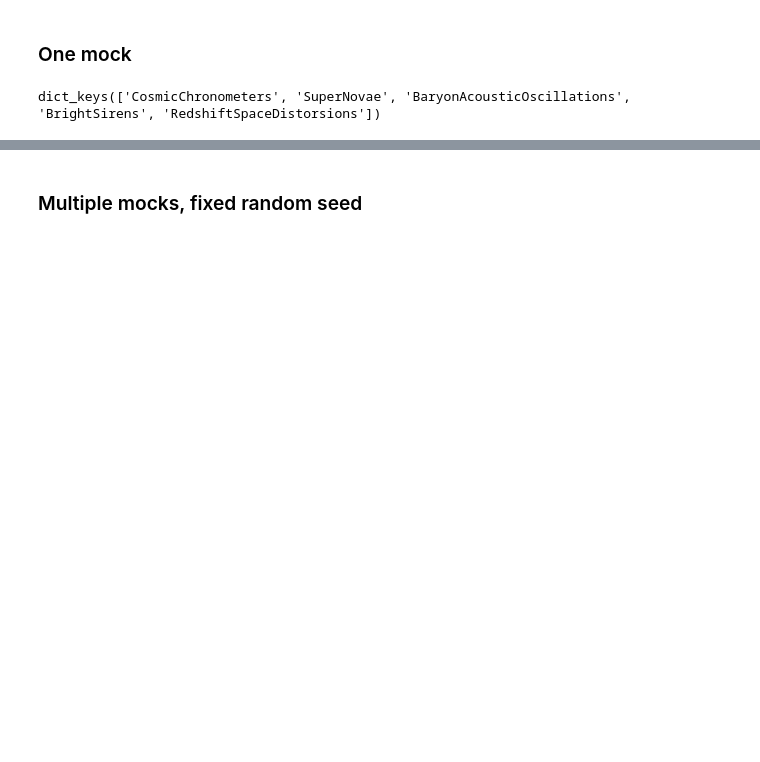
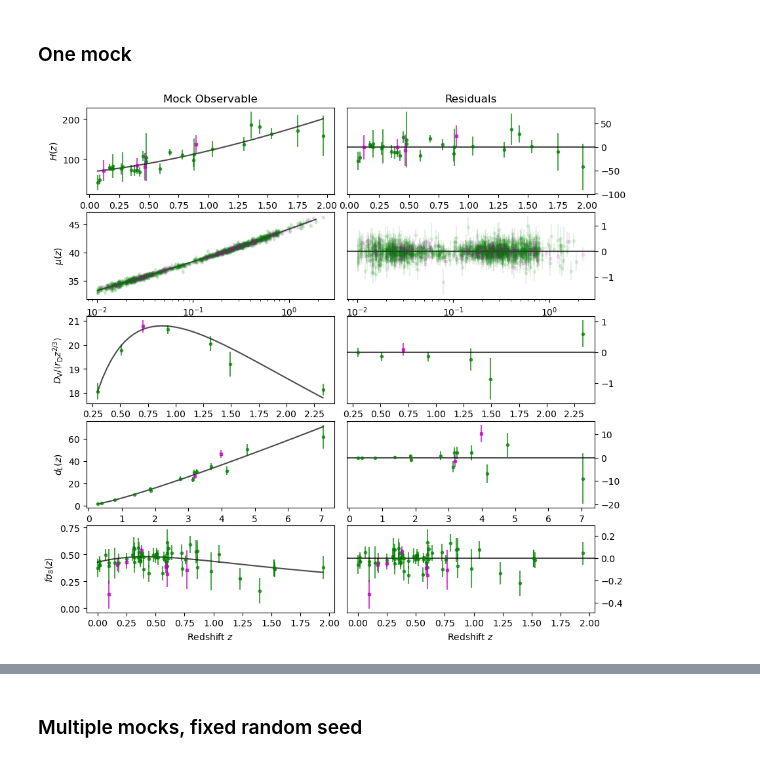
Before and after one commit to reggiebernardo/cosmo_learn, a Jupyter notebook: cosmo_tutorial.ipynb, the cells around one changed output, grey strips where cells are left out. Cells and saved outputs as stored; diff of their text form; code cells hidden in the pictures; blank space fills up the shorter version.

```diff
--- a/cosmo_tutorial.ipynb
+++ b/cosmo_tutorial.ipynb
@@ -15,21 +14,21 @@ To enable the following instructions: SSE4.1 SSE4.2 AVX AVX2 AVX512F AVX512_VNNI
 ### One mock
 # %%
 # s8=0.834+/-0.016 (Planck); s8=0.745+/-0.039 (KiDS-450); see https://arxiv.org/abs/2008.11285
-# H0, Om0, Ok0, w0, wa, s8 = 70, 0.3, 0, -1, 0, 0.8
+# H0, Om0, w0, s8 = 70, 0.3, -1, 0.8
 
 # desi1 Flat wCDM https://arxiv.org/pdf/2404.03002 + planck s8
-H0, Om0, Ok0, w0, wa, s8 = 67.74, 0.3095, 0, -0.997, 0, 0.834
-cosmo=w0waCDM(H0=H0, Om0=Om0, Ode0=1-Om0-Ok0, w0=w0, wa=wa) # baseline astropy model
+H0, Om0, w0, s8 = 67.74, 0.3095, -0.997, 0.834
+Ok0=0; wa=0
+cosmo=FlatwCDM(H0=H0, Om0=Om0, w0=w0) # baseline astropy model
 
-gw_cosmo=CosmoLearn([H0, Om0, Ok0, w0, wa, s8], seed=14000605)
-gw_cosmo.set_cosmo()
+my_cosmo_learn=CosmoLearn([H0, Om0, w0, s8], seed=14000605)
+mock_keys=['CosmicChronometers', 'SuperNovae', 'BaryonAcousticOscillations', \
+           'BrightSirens', 'RedshiftSpaceDistorsions']
+my_cosmo_learn.make_mock(mock_keys=mock_keys)
 
-z_h, Hz_h, errHz_h=gw_cosmo.make_cosmic_chronometers_like()
-z_sn, muz_sn, errmuz_sn=gw_cosmo.make_pantheon_plus_like()
-z_bao, DVrdz_bao, errDVrdz_bao=gw_cosmo.make_desi1_like()
-z_bs, dLz_bs, errdLz_bs=gw_cosmo.make_bright_sirens_mock(pop_model='Pop III', years=5)
-z_g, fs8z_g, errfs8z_g=gw_cosmo.make_rsd_like(de_model='no pert', k2cs2=1e-10, hh=1e-10)
-
-gw_cosmo.mock_data.keys()
+# fig, ax=my_cosmo_learn.show_mocks(show_input=True) # only mocks, no residuals
+fig, ax=my_cosmo_learn.show_mocks_and_residuals(show_input=True, label_train=None, label_test=None)
+fig.subplots_adjust(wspace=0.05)
+plt.show()
 # %% [output]
-dict_keys(['CosmicChronometers', 'SuperNovae', 'BaryonAcousticOscillations', 'BrightSirens', 'RedshiftSpaceDistorsions'])
+[figure, added]
```
Also changed, not shown: parts of 23 cells of this notebook, 1 other file.
